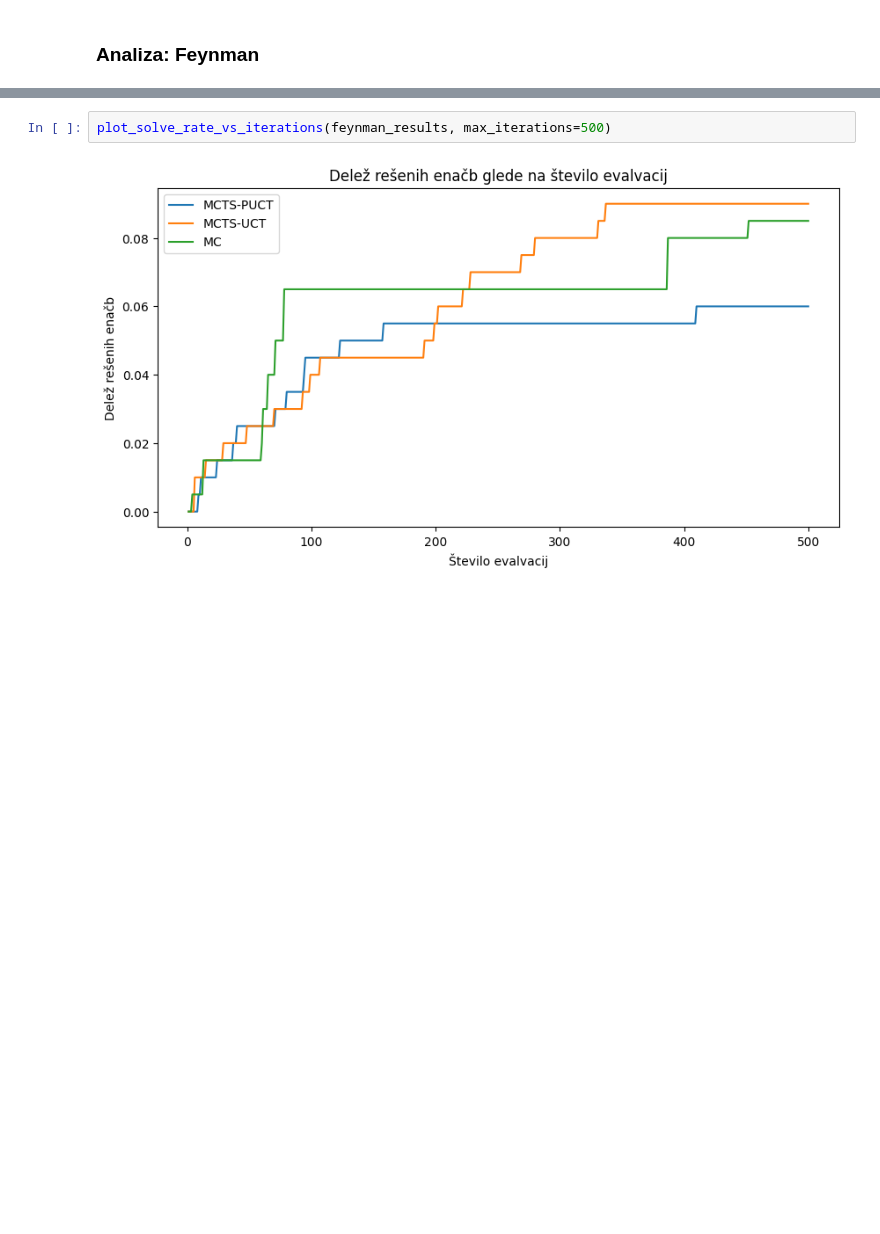
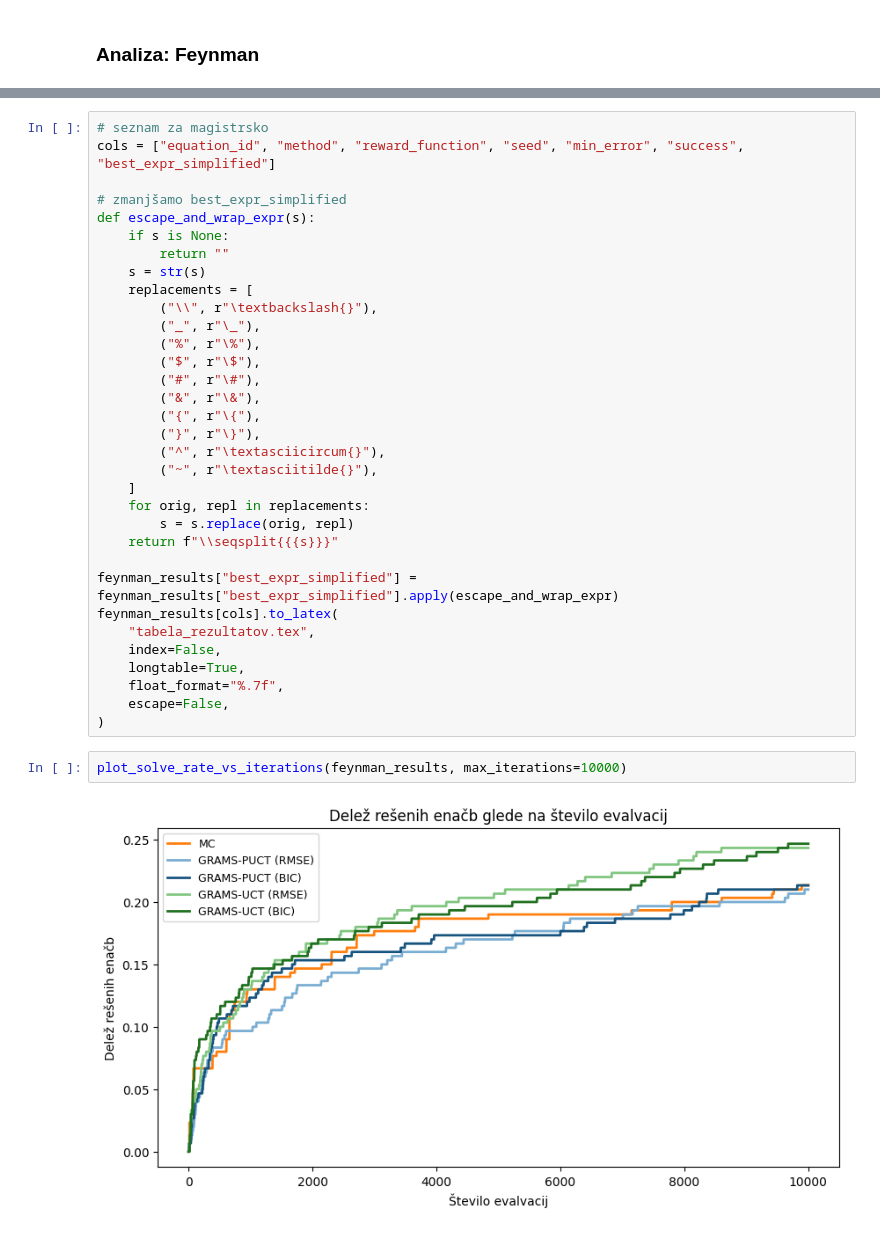
Before and after one commit to tinadrnovsek/mcts-PCFG, a Jupyter notebook: mcts.ipynb, the cells around one changed output, grey strips where cells are left out. Drawn from its saved outputs; the diff is of its cells as text; blank space fills up the shorter version.

Commit message:
added grams run_feynman + plots in mcts

```diff
--- a/mcts.ipynb
+++ b/mcts.ipynb
@@ -717,7 +476,40 @@ summary
+# %%
+# seznam za magistrsko
+cols = ["equation_id", "method", "reward_function", "seed", "min_error", "success", "best_expr_simplified"]
+
+# zmanjšamo best_expr_simplified
+def escape_and_wrap_expr(s):
+    if s is None:
+        return ""
+    s = str(s)
+    replacements = [
+        ("\\", r"\textbackslash{}"),
+        ("_", r"\_"),
+        ("%", r"\%"),
+        ("$", r"\$"),
+        ("#", r"\#"),
+        ("&", r"\&"),
+        ("{", r"\{"),
+        ("}", r"\}"),
+        ("^", r"\textasciicircum{}"),
+        ("~", r"\textasciitilde{}"),
+    ]
+    for orig, repl in replacements:
+        s = s.replace(orig, repl)
+    return f"\\seqsplit{{{s}}}"
+
+feynman_results["best_expr_simplified"] = feynman_results["best_expr_simplified"].apply(escape_and_wrap_expr)
+feynman_results[cols].to_latex(
+    "tabela_rezultatov.tex",
+    index=False,
+    longtable=True,
+    float_format="%.7f",
+    escape=False,
+)
 # %%
-plot_solve_rate_vs_iterations(feynman_results, max_iterations=500)
+plot_solve_rate_vs_iterations(feynman_results, max_iterations=10000)
 # %% [output]
-[figure, old version]
+[figure, new version]
 # %%
 plot_complexity_boxplot(feynman_results)
 # %% [output]
```
Also changed, not shown: parts of 43 cells of this notebook, 2 other files.
